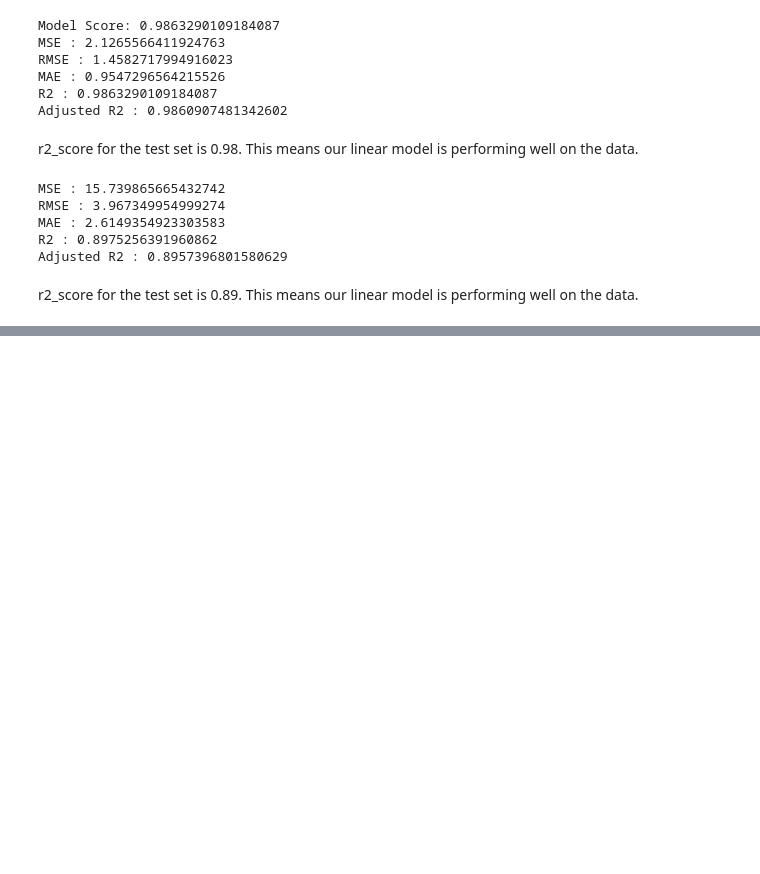
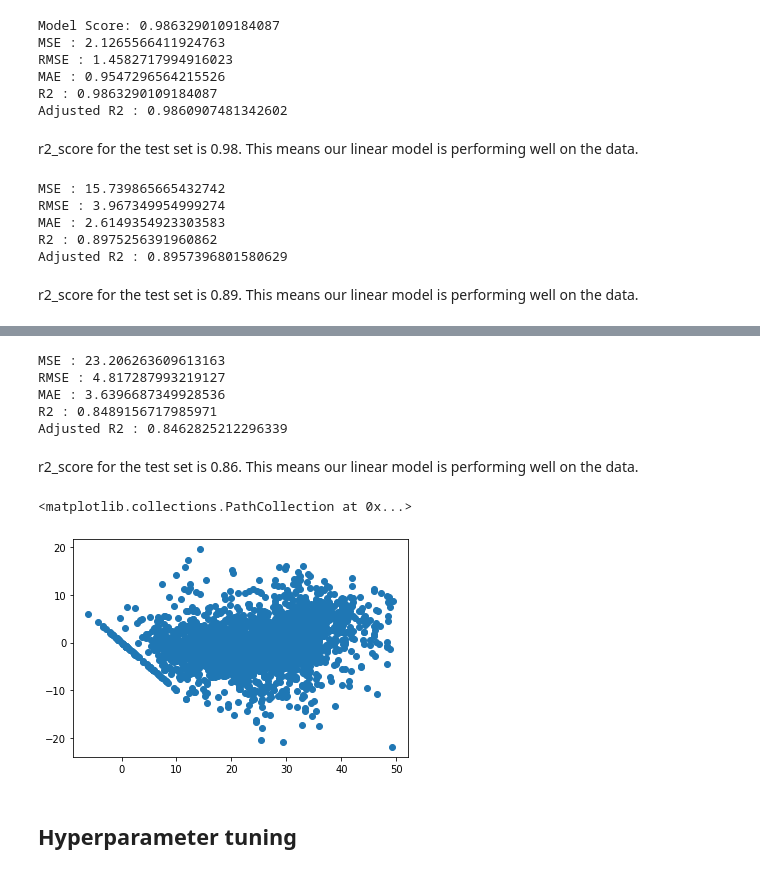
Before and after one commit to SampannaMishra/Bike-Sharing-Demand-Prediction, a Jupyter notebook: Bike_Sharing_Demand_Prediction_Capstone_Project.ipynb, the cells around one changed output, grey strips where cells are left out. Cells and saved outputs as stored; diff of their text form; code cells hidden in the pictures; blank space fills up the shorter version.

```diff
--- a/Bike_Sharing_Demand_Prediction_Capstone_Project.ipynb
+++ b/Bike_Sharing_Demand_Prediction_Capstone_Project.ipynb
@@ -1136,0 +1155,5 @@ test_df=test_df.append(dict2,ignore_index=True)
+# %%
+# Making predictions on train and test data
+
+y_pred_train_g = gb_model.predict(X_train)
+y_pred_test_g = gb_model.predict(X_test)
@@ -1136,0 +1204,32 @@ test_df=test_df.append(dict2,ignore_index=True)
+# %%
+#import the packages
+from sklearn.metrics import mean_squared_error
+#calculate MSE
+MSE_gb= mean_squared_error(y_test, y_pred_test_g)
+print("MSE :",MSE_gb)
+
+#calculate RMSE
+RMSE_gb=np.sqrt(MSE_gb)
+print("RMSE :",RMSE_gb)
+
+
+#calculate MAE
+MAE_gb= mean_absolute_error(y_test, y_pred_test_g)
+print("MAE :",MAE_gb)
+
+
+#import the packages
+from sklearn.metrics import r2_score
+#calculate r2 and adjusted r2
+r2_gb= r2_score((y_test), (y_pred_test_g))
+print("R2 :",r2_gb)
+Adjusted_R2_gb = (1-(1-r2_score((y_test), (y_pred_test_g)))*((X_test.shape[0]-1)/(X_test.shape[0]-X_test.shape[1]-1)))
+print("Adjusted R2 :",1-(1-r2_score((y_test), (y_pred_test_g)))*((X_test.shape[0]-1)/(X_test.shape[0]-X_test.shape[1]-1)) )
+# %% [output]
+MSE : 23.206263609613163
+RMSE : 4.817287993219127
+MAE : 3.6396687349928536
+R2 : 0.8489156717985971
+Adjusted R2 : 0.8462825212296339
+# %% [markdown]
+ r2_score for the test set is 0.86. This means our linear model is performing well on the data.
@@ -1136,0 +1246,8 @@ test_df=test_df.append(dict2,ignore_index=True)
+# %%
+### Heteroscadacity
+plt.scatter((y_pred_test_g),(y_test)-(y_pred_test_g))
+# %% [output]
+<matplotlib.collections.PathCollection at 0x...>
+[figure, added]
+# %% [markdown]
+## **Hyperparameter tuning**
```
Also changed, not shown: parts of 37 cells of this notebook.
